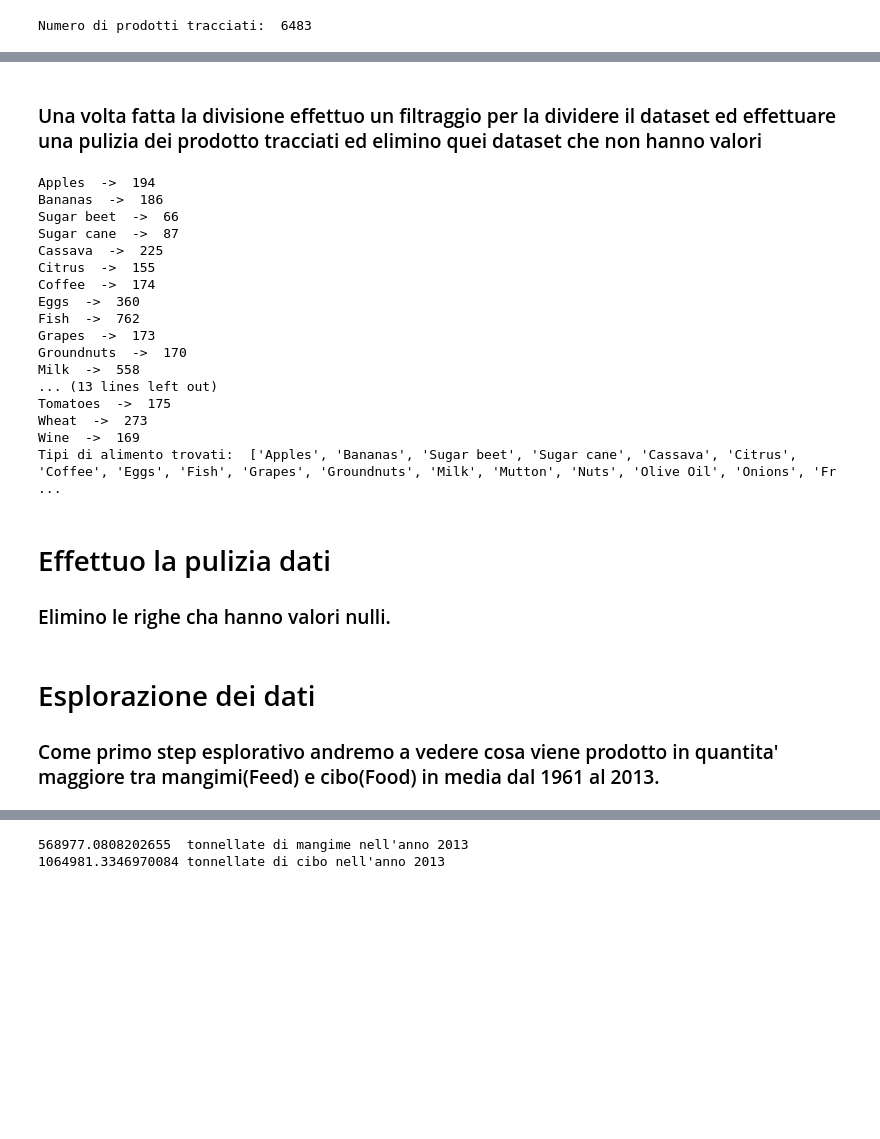
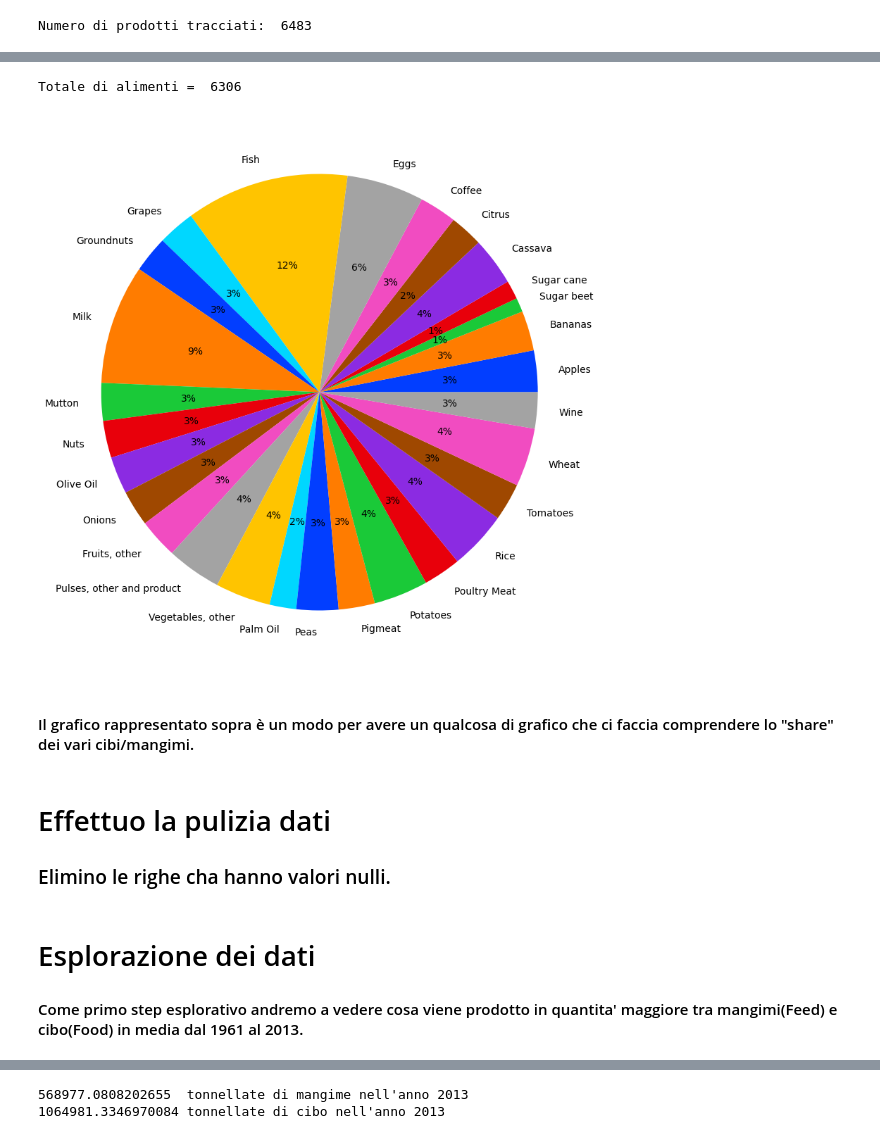
Before and after one commit to monkeymatt0/ProduzioneCibiMangimiImpattoAmbientale, a Jupyter notebook: MatteoVolleroDataVis.ipynb, the cells around one changed output, grey strips where cells are left out. Saved outputs shown, nothing was run; the diff lists cells and outputs as text; code cells hidden in the pictures; blank space fills up the shorter version.

Commit message:
Refactoring grafico

```diff
--- a/MatteoVolleroDataVis.ipynb
+++ b/MatteoVolleroDataVis.ipynb
@@ -266,48 +206,46 @@ for i in range(len(keys)):
-# %% [markdown]
-### Una volta fatta la divisione effettuo un filtraggio per la dividere il dataset ed effettuare una pulizia dei prodotto tracciati ed elimino quei dataset che non hanno valori
 # %%
+# Dizionario alimento => sub_df
+alimenti_dict = dict()
+keys = cibi.to_list()
+
+for i in range(len(keys)):
+     if keys[i] in colonne_dict.keys():
+          keys[i] = colonne_dict[keys[i]].capitalize()
+
 # Assegnazione delle chiavi a delle liste vuote
 for key in keys:
      alimenti_dict[key] = list()
 
 # Divisione dei record in base all'alimento
 for index, record in prodotti_tracciati_df.iterrows():
      for key in keys:
           if record["Item"].lower().startswith(key.lower()) and index not in alimenti_dict[key]:
                alimenti_dict[key].append(index)
 
 # Cerco le categorie vuote
 prodotti_vuoti = []
 for key in alimenti_dict.keys():
      if len(alimenti_dict[key]) == 0:
           prodotti_vuoti.append(key)
 
 # Elimino le categorie di prodotto che hanno una lista di lunghezza 0
 for prodotto_vuoto in prodotti_vuoti:
      alimenti_dict.pop(prodotto_vuoto, None)
 alimenti_dict.keys()
 
-for alimento in alimenti_dict.keys():
-     print(alimento, " -> ", len(alimenti_dict[alimento]))
-print("Tipi di alimento trovati: ", list(alimenti_dict.keys()))
+alimenti_trovati = list(alimenti_dict.keys())
+alimenti_quantita = [len(alimenti_dict[alimenti]) for alimenti in alimenti_trovati]
+color_palette = sns.color_palette('bright')[0:len(alimenti_trovati) - 1]
+
+print("Totale di alimenti = ", sum(alimenti_quantita))
+plt.figure(figsize=(10, 20))
+plt.pie(x=alimenti_quantita, labels=alimenti_trovati, colors=color_palette, autopct='%.0f%%')
+plt.show()
 # %% [output]
-Apples  ->  194
-Bananas  ->  186
-Sugar beet  ->  66
-Sugar cane  ->  87
-Cassava  ->  225
-Citrus  ->  155
-Coffee  ->  174
-Eggs  ->  360
-Fish  ->  762
-Grapes  ->  173
-Groundnuts  ->  170
-Milk  ->  558
-... (13 lines left out)
-Tomatoes  ->  175
-Wheat  ->  273
-Wine  ->  169
-Tipi di alimento trovati:  ['Apples', 'Bananas', 'Sugar beet', 'Sugar cane', 'Cassava', 'Citrus', 'Coffee', 'Eggs', 'Fish', 'Grapes', 'Groundnuts', 'Milk', 'Mutton', 'Nuts', 'Olive Oil', 'Onions', 'Fr ...
+Totale di alimenti =  6306
+[figure, added]
+# %% [markdown]
+#### Il grafico rappresentato sopra è un modo per avere un qualcosa di grafico che ci faccia comprendere lo "share" dei vari cibi/mangimi.
 # %% [markdown]
 # Effettuo la pulizia dati
 ### Elimino le righe cha hanno valori nulli.
@@ -335,6 +271,6 @@ cond = prodotti_tracciati_df["Prod. 1961 - 2013"] != 0
 prodotti_tracciati_df = prodotti_tracciati_df[cond]
 # %% [markdown]
 # Esplorazione dei dati
-### Come primo step esplorativo andremo a vedere cosa viene prodotto in quantita' maggiore tra mangimi(Feed) e cibo(Food) in media dal 1961 al 2013.
+#### Come primo step esplorativo andremo a vedere cosa viene prodotto in quantita' maggiore tra mangimi(Feed) e cibo(Food) in media dal 1961 al 2013.
 # %%
 cibi_mangimi = prodotti_tracciati_df.groupby("Element")[[f"Y{i}" for i in range(1961, 2014)]].mean()
```
Also changed, not shown: parts of 30 cells of this notebook.
